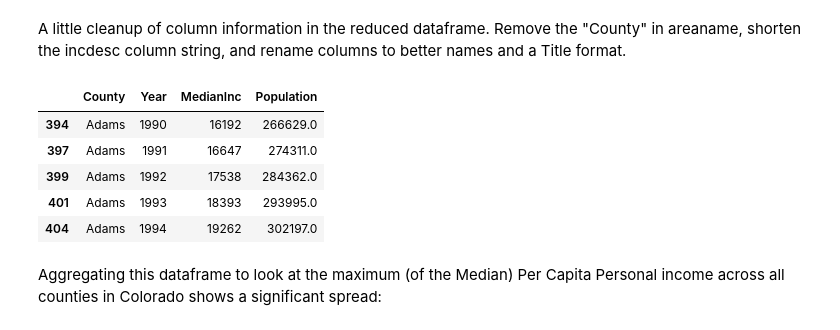
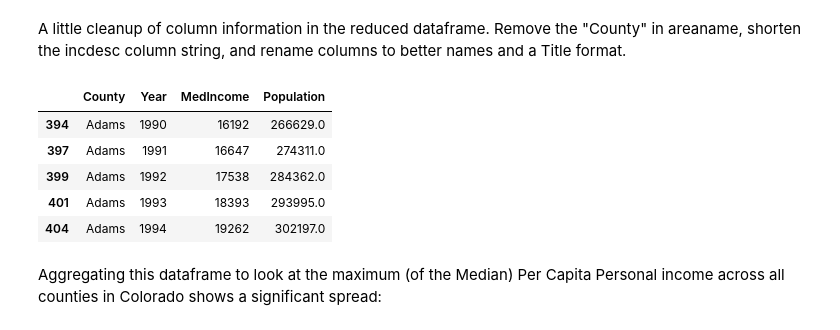
Before and after one commit to david-olivero/Loans-In-Colorado, a Jupyter notebook: SBA_Capstone_Data_Wrangling.ipynb, the cells around one changed output. Drawn from its saved outputs; the diff is of its cells as text; code cells hidden in the pictures.

```diff
--- a/SBA_Capstone_Data_Wrangling.ipynb
+++ b/SBA_Capstone_Data_Wrangling.ipynb
@@ -281,13 +268,13 @@ income.head()
 # %% [markdown]
 A little cleanup of column information in the reduced dataframe. Remove the "County" in areaname, shorten the incdesc column string, and rename columns to better names and a Title format.
 # %%
-income['areaname'] = income['areaname'].str.replace(' County', '')
-income = income.drop(columns = ['incdesc'])
-income.columns = ['County', 'Year', 'MedianInc', 'Population']
+income['areaname'] = income['areaname'].str.replace(' County', '') # <------Match County Name format
+income = income.drop(columns = ['incdesc'])                        # <------unneeded descriptive column
+income.columns = ['County', 'Year', 'MedIncome', 'Population']     # <------Match title format and useful names
 income.reset_index()
 income.head()
 # %% [output]
-|  | County | Year | MedianInc | Population |
+|  | County | Year | MedIncome | Population |
 | 394 | Adams | 1990 | 16192 | 266629.0 |
 | 397 | Adams | 1991 | 16647 | 274311.0 |
 | 399 | Adams | 1992 | 17538 | 284362.0 |
```
Also changed, not shown: parts of 58 cells of this notebook.
